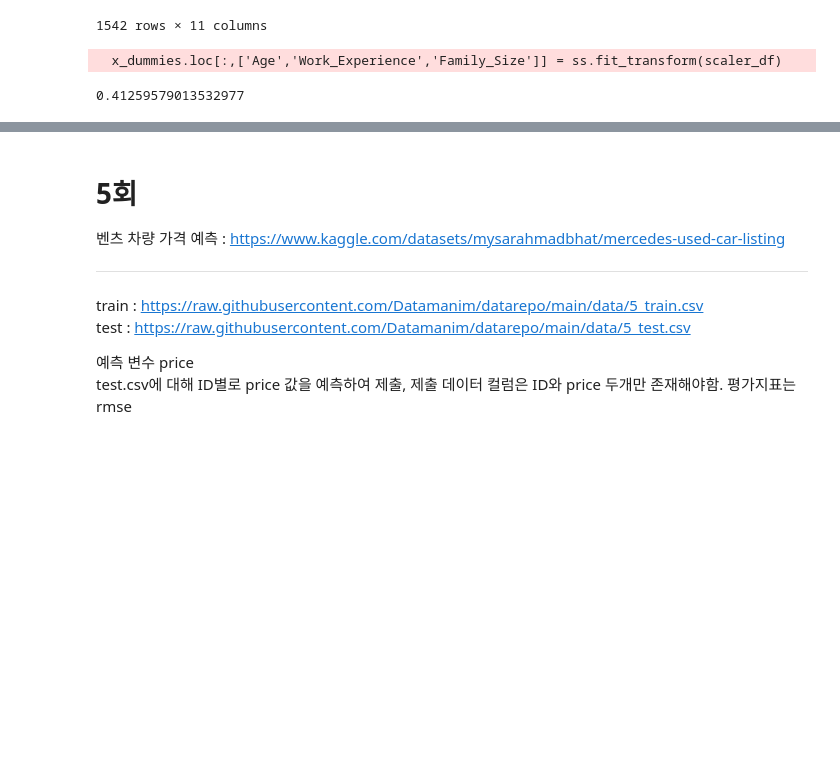
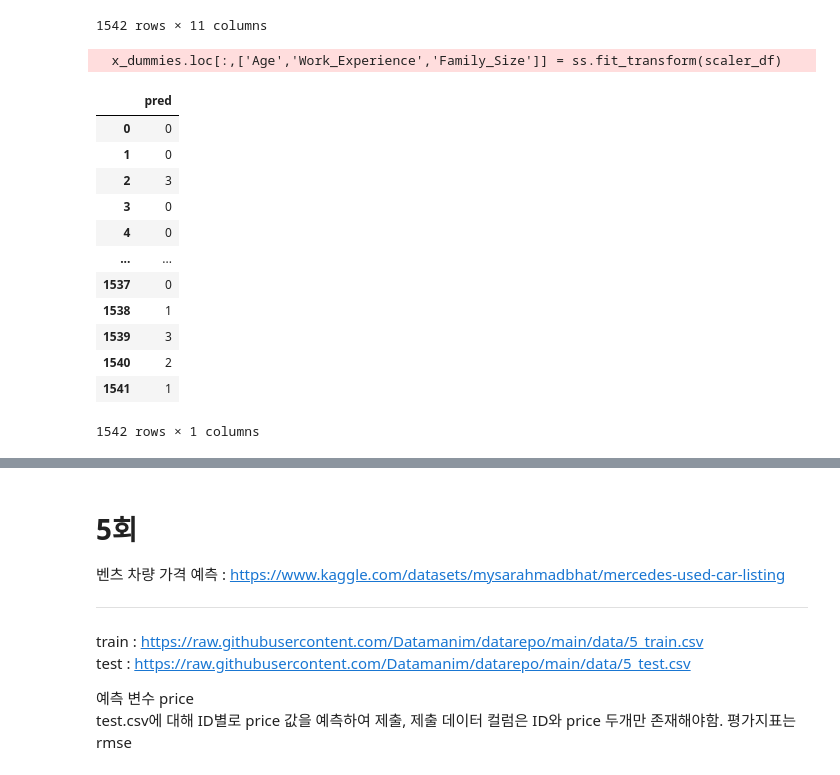
Before and after one commit to hyeonnnho/Big-Data-Analysis-Professional, a Jupyter notebook: 강의/2유형_example.ipynb, the cells around one changed output, grey strips where cells are left out. Cells and saved outputs as stored; diff of their text form; code cells hidden in the pictures; blank space fills up the shorter version.

```diff
--- a/강의/2유형_example.ipynb
+++ b/강의/2유형_example.ipynb
@@ -538,43 +538,94 @@ le_Var_1 = LabelEncoder()
 x_dummies['Profession'] = le_Profession.fit_transform(x_dummies['Profession'])
 # x_dummies['Spending_Score'] = le_Spending_Score.fit_transform(x_dummies['Spending_Score'])
 x_dummies['Var_1'] = le_Var_1.fit_transform(x_dummies['Var_1'])
 
 x_dummies = pd.get_dummies(x, drop_first=True)
 
 # y도 라벨인코더
 le_Segmentation = LabelEncoder()
 y = le_Segmentation.fit_transform(y)
 
-
 # x_dummies.info()
 # 수치형 스케일러
 from sklearn.preprocessing import StandardScaler
 scaler_df = x_dummies[['Age','Work_Experience','Family_Size']]
 ss = StandardScaler()
 x_dummies.loc[:,['Age','Work_Experience','Family_Size']] = ss.fit_transform(scaler_df)
 
 # train 값 나누기
 from sklearn.model_selection import train_test_split
-x_train, x_val, y_train, y_val = train_test_split(x_dummies, y, test_size=0.3, random_state=42)
+x_train, x_val, y_train, y_val = train_test_split(x_dummies, y, test_size=0.3, random_state=4)
 # x_train.shape # (3416, 22)
 # x_val.shape # (1465, 22)
 
 # 모델링
-# from sklearn.ensemble import RandomForestClassifier
-# rf = RandomForestClassifier()
-# rf.fit(x_train, y_train)
-# rf_val_predict = rf.predict(x_val)
+from sklearn.ensemble import RandomForestClassifier
+rf = RandomForestClassifier()
+rf.fit(x_train, y_train)
+rf_val_predict = rf.predict(x_val)
 
 # xgboost
-from xgboost import XGBClassifier
-xgb = XGBClassifier()
-xgb.fit(x_train, y_train)
-xgb_val_predict = xgb.predict(x_val)
+# from xgboost import XGBClassifier
+# xgb = XGBClassifier()
+# xgb.fit(x_train, y_train)
+# xgb_val_predict = xgb.predict(x_val)
 
 # 평가
 from sklearn.metrics import f1_score
-f1 = f1_score(y_val, xgb_val_predict, average='macro')
-f1
+f1 = f1_score(y_val, rf_val_predict, average='macro')
+# f1
+
+# test
+test_pre = test.copy()
+test_pre['Ever_Married'] = test_pre['Ever_Married'].fillna(test_pre['Ever_Married'].value_counts().values[0])
+test_pre['Graduated'] = test_pre['Graduated'].fillna(test_pre['Graduated'].value_counts().values[0])
+test_pre['Profession'] = test_pre['Profession'].fillna(test_pre['Profession'].value_counts().values[0])
+test_pre['Work_Experience'] = test_pre['Work_Experience'].fillna(test_pre['Work_Experience'].mean())
+test_pre['Family_Size'] = test_pre['Family_Size'].fillna(test_pre['Family_Size'].mean())
+test_pre['Var_1'] = test_pre['Var_1'].fillna(test_pre['Var_1'].value_counts().values[0])
+test_pre = test_pre.drop(columns=remove_col)
+
+test_pre['Ever_Married'] = test_pre['Ever_Married'].str.replace('865','Yes').astype('object')
+test_pre['Graduated'] = test_pre['Graduated'].str.replace('920','Yes').astype('object')
+test_pre['Profession'] = test_pre['Profession'].str.replace('482','Artist').astype('object')
+test_pre['Family_Size'] = round(test_pre['Family_Size'], 0)
+test_pre['Var_1'] = test_pre['Var_1'].str.replace('1000','Cat_6').astype('object')
+
+test_pre['Spending_Score'].value_counts()
+
+le_Profession_test = LabelEncoder()
+le_Var_1_test = LabelEncoder()
+test_pre['Profession'] = le_Profession_test.fit_transform(test_pre['Profession'])
+test_pre['Var_1'] = le_Var_1_test.fit_transform(test_pre['Var_1'])
+
+test_pre = pd.get_dummies(test_pre, drop_first=True)
+
+rf_test_predict = rf.predict(test_pre)
+result = pd.DataFrame(rf_test_predict, columns=['pred'])
+
+def convert(x):
+    if x == 0:
+        return 'A'
+    elif x == 1:
+        return 'B'
+    elif x == 2:
+        return 'C'
+    else:
+        return 'D'
+
+result['pred'] = result['pred'].map()
 # %% [output]
   x_dummies.loc[:,['Age','Work_Experience','Family_Size']] = ss.fit_transform(scaler_df)
+|  | pred |
+| 0 | 0 |
+| 1 | 0 |
+| 2 | 3 |
+| 3 | 0 |
+| 4 | 0 |
+| ... | ... |
+| 1537 | 0 |
+| 1538 | 1 |
+| 1539 | 3 |
+| 1540 | 2 |
+| 1541 | 1 |
-0.41259579013532977
+1542 rows × 1 columns
```
Also changed, not shown: parts of 1 cell of this notebook.
